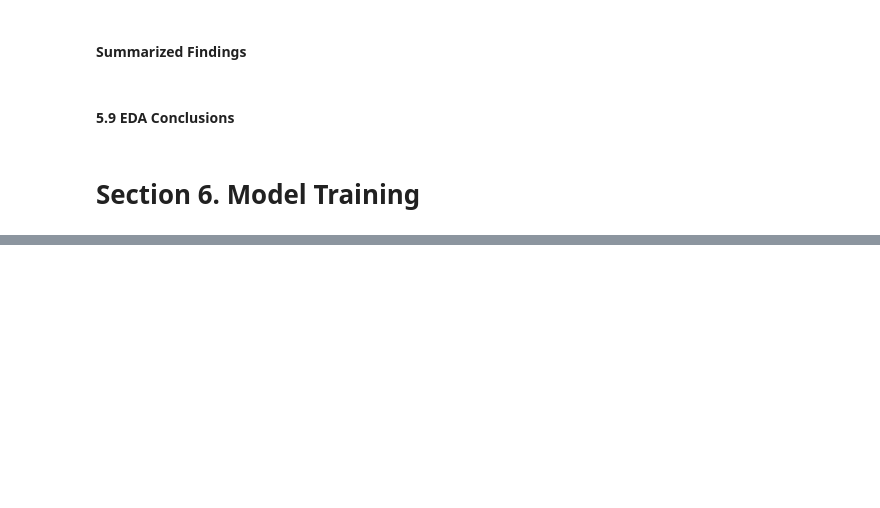
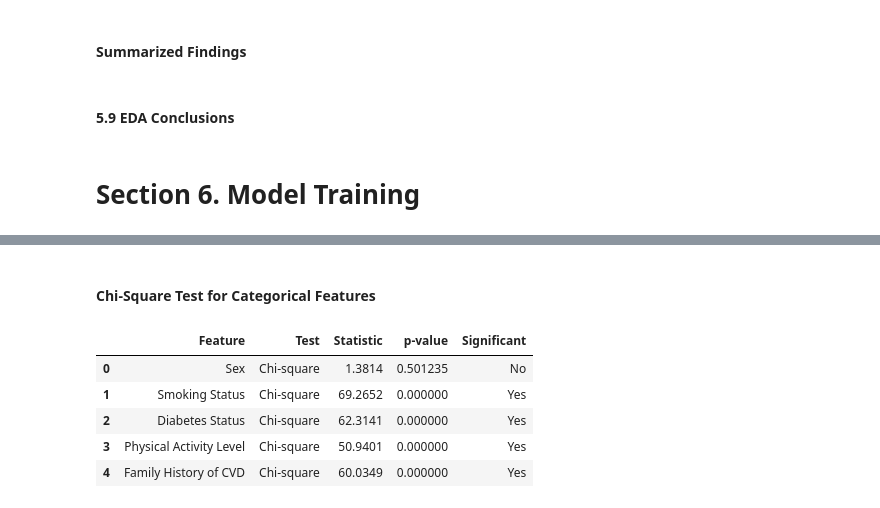
Before and after one commit to shampeyndadi/STINTSY_MCO, a Jupyter notebook: MCO.ipynb, the cells around one changed output, grey strips where cells are left out. Drawn from its saved outputs; the diff is of its cells as text; code cells hidden in the pictures; blank space fills up the shorter version.

```diff
--- a/MCO.ipynb
+++ b/MCO.ipynb
@@ -667,0 +727,26 @@ Text(0.5, 1.0, 'Correlation Heatmap of Numerical Features')
+# %% [markdown]
+#### Chi-Square Test for Categorical Features
+# %%
+chi_results = []
+
+for feature in categorical_features:
+    table = pd.crosstab(df[feature], df[target])
+    chi2, p_value, dof, expected = chi2_contingency(table)
+
+    chi_results.append({
+        'Feature': feature,
+        'Test': 'Chi-square',
+        'Statistic': round(chi2, 4),
+        'p-value': round(p_value, 6),
+        'Significant': 'Yes' if p_value < 0.05 else 'No'
+    })
+
+chi_df = pd.DataFrame(chi_results)
+chi_df
+# %% [output]
+|  | Feature | Test | Statistic | p-value | Significant |
+| 0 | Sex | Chi-square | 1.3814 | 0.501235 | No |
+| 1 | Smoking Status | Chi-square | 69.2652 | 0.000000 | Yes |
+| 2 | Diabetes Status | Chi-square | 62.3141 | 0.000000 | Yes |
+| 3 | Physical Activity Level | Chi-square | 50.9401 | 0.000000 | Yes |
+| 4 | Family History of CVD | Chi-square | 60.0349 | 0.000000 | Yes |
```
Also changed, not shown: parts of 5 cells of this notebook.
